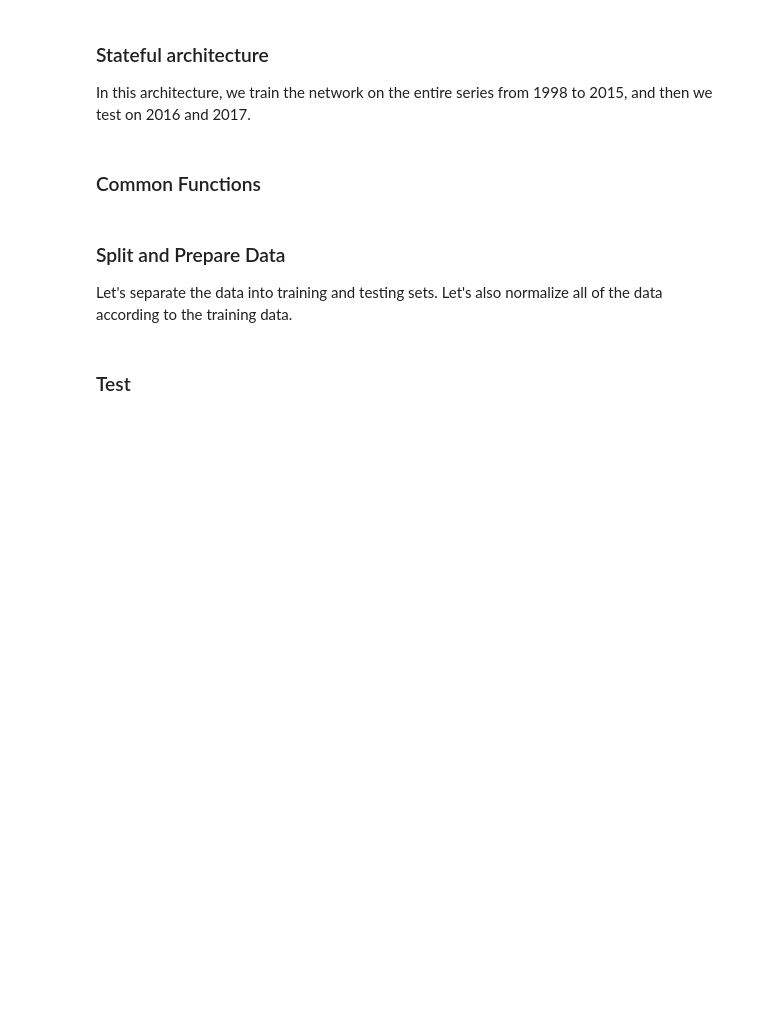
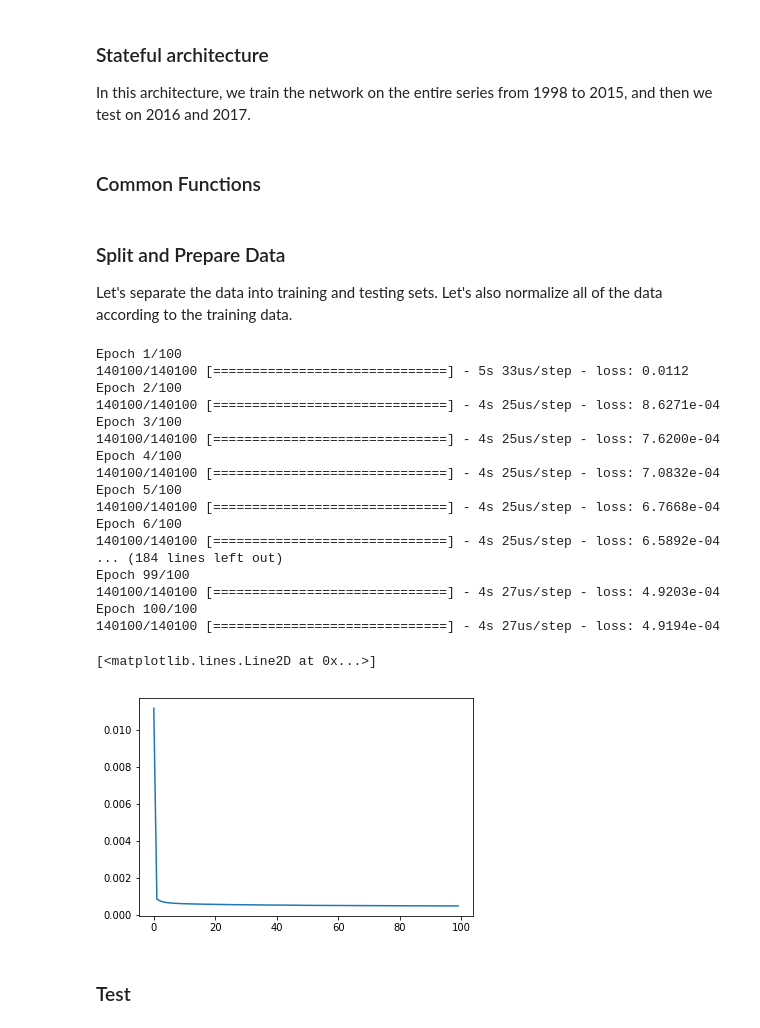
Before and after one commit to sarttiso/spaceweather, a Jupyter notebook: forecasting_Dst_LSTM.ipynb, the cells around one changed output. Cells and saved outputs as stored; diff of their text form; code cells hidden in the pictures; blank space fills up the shorter version.

```diff
--- a/forecasting_Dst_LSTM.ipynb
+++ b/forecasting_Dst_LSTM.ipynb
@@ -123,7 +123,7 @@ OUT:
 rnn (keras.Sequential): trained network
 hist ()
 """
-def train_network(dat_in_train, dat_out_train, batch_size, nunits=500, \
+def train_network(dat_in_train, dat_out_train, batch_size, nunits=100, \
                   epochs=100):
     assert len(dat_in_train.shape) == 3, 'check shape of dat_in_train'
     assert len(dat_out_train.shape) == 2, 'check shape of dat_out_train'
@@ -141,7 +141,7 @@ def train_network(dat_in_train, dat_out_train, batch_size, nunits=500, \
             batch_size=batch_size,
             return_sequences=False,
             activation='relu'))
-    rnn.add(Dropout(0.5))
+    #rnn.add(Dropout(0.25))
     rnn.add(Dense(nfeat_out,
                   name='Dense'))
     opt = keras.optimizers.RMSprop()
@@ -153,6 +153,7 @@ def train_network(dat_in_train, dat_out_train, batch_size, nunits=500, \
             batch_size=batch_size,
             shuffle=False,
             verbose=1)
+    hist = hist.history['loss']
     return rnn, hist
 # %% [markdown]
 ### Stateful architecture
@@ -328,8 +338,28 @@ data_out_test = scaler_output.transform(data_out_test)
 data_in_train = data_in_train.reshape(-1,1,nfeatin)
 data_in_test = data_in_test.reshape(-1,1,nfeatin)
 # %%
-rnn, hist = train_network(data_in_train, data_out_train, batch_size, epochs=40)
+rnn, hist = train_network(data_in_train, data_out_train, batch_size, epochs=100)
 plt.plot(hist)
+# %% [output]
+Epoch 1/100
+140100/140100 [==============================] - 5s 33us/step - loss: 0.0112
+Epoch 2/100
+140100/140100 [==============================] - 4s 25us/step - loss: 8.6271e-04
+Epoch 3/100
+140100/140100 [==============================] - 4s 25us/step - loss: 7.6200e-04
+Epoch 4/100
+140100/140100 [==============================] - 4s 25us/step - loss: 7.0832e-04
+Epoch 5/100
+140100/140100 [==============================] - 4s 25us/step - loss: 6.7668e-04
+Epoch 6/100
+140100/140100 [==============================] - 4s 25us/step - loss: 6.5892e-04
+... (184 lines left out)
+Epoch 99/100
+140100/140100 [==============================] - 4s 27us/step - loss: 4.9203e-04
+Epoch 100/100
+140100/140100 [==============================] - 4s 27us/step - loss: 4.9194e-04
+[<matplotlib.lines.Line2D at 0x...>]
+[figure, added]
 # %% [markdown]
 ### Test
 # %%
```
Also changed, not shown: parts of 11 cells of this notebook, 1 other file.
